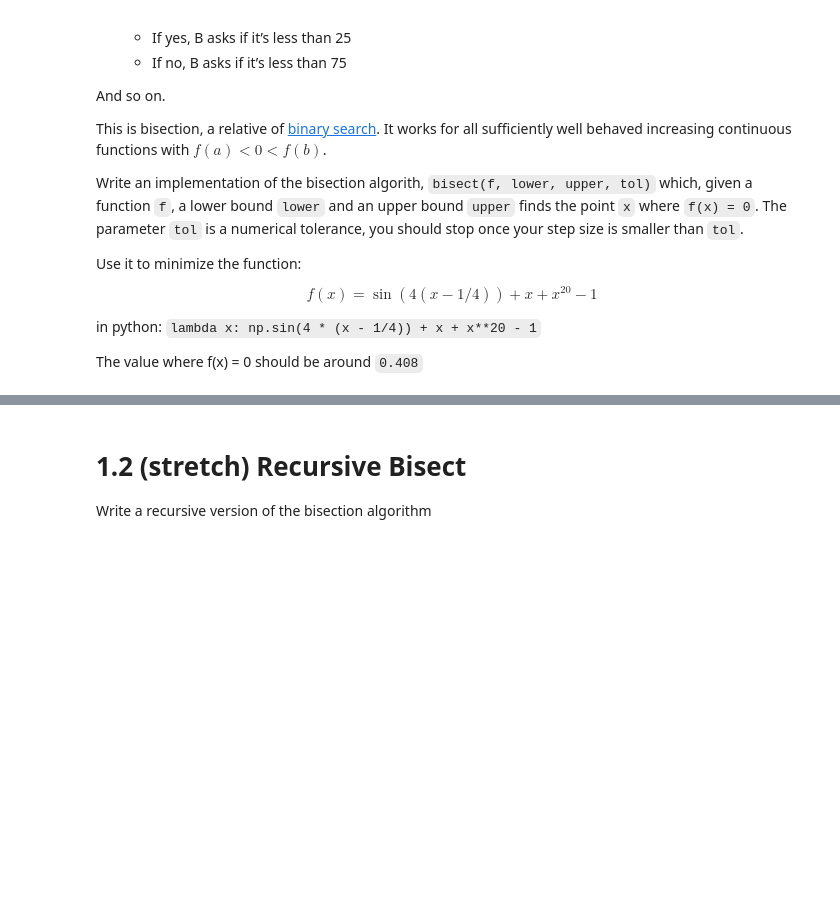
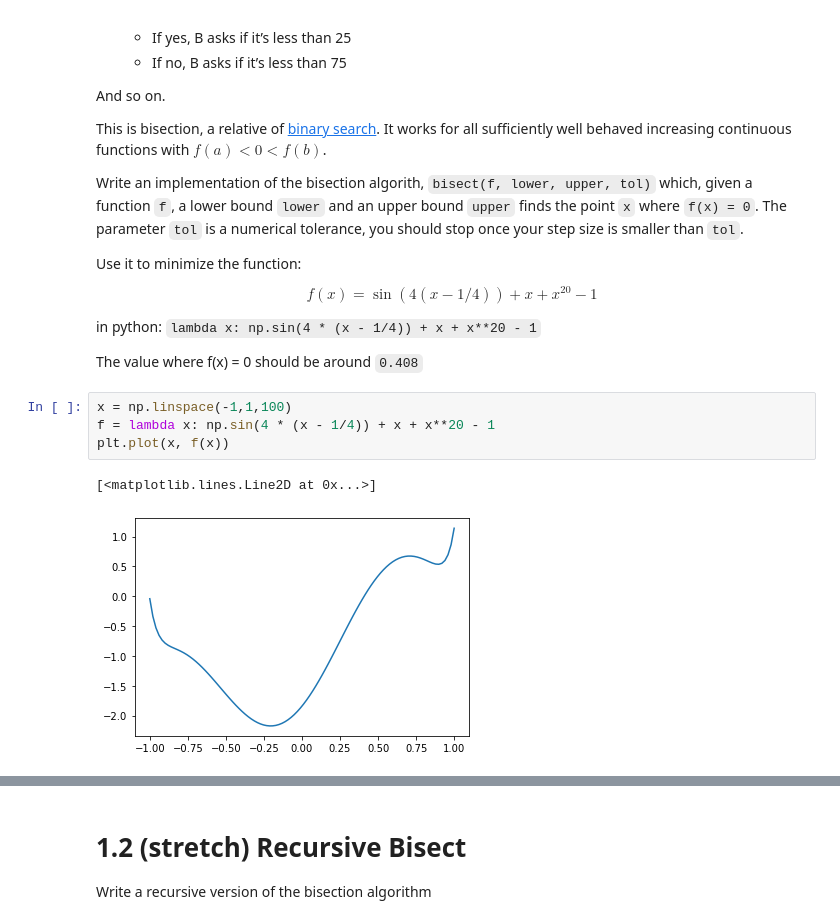
Before and after one commit to cb-ds-1/3-5-optimization, a Jupyter notebook: Workshop_ Maximum likelihood.ipynb, the cells around one changed output, grey strips where cells are left out. Drawn from its saved outputs; the diff is of its cells as text; blank space fills up the shorter version.

```diff
--- a/Workshop_ Maximum likelihood.ipynb
+++ b/Workshop_ Maximum likelihood.ipynb
@@ -29,3 +38,10 @@ $$
 in python: `lambda x: np.sin(4 * (x - 1/4)) + x + x**20 - 1`
 
 The value where f(x) = 0 should be around `0.408`
+# %%
+x = np.linspace(-1,1,100)
+f = lambda x: np.sin(4 * (x - 1/4)) + x + x**20 - 1
+plt.plot(x, f(x))
+# %% [output]
+[<matplotlib.lines.Line2D at 0x...>]
+[figure, added]
```
Also changed, not shown: parts of 16 cells of this notebook, 1 other file.
